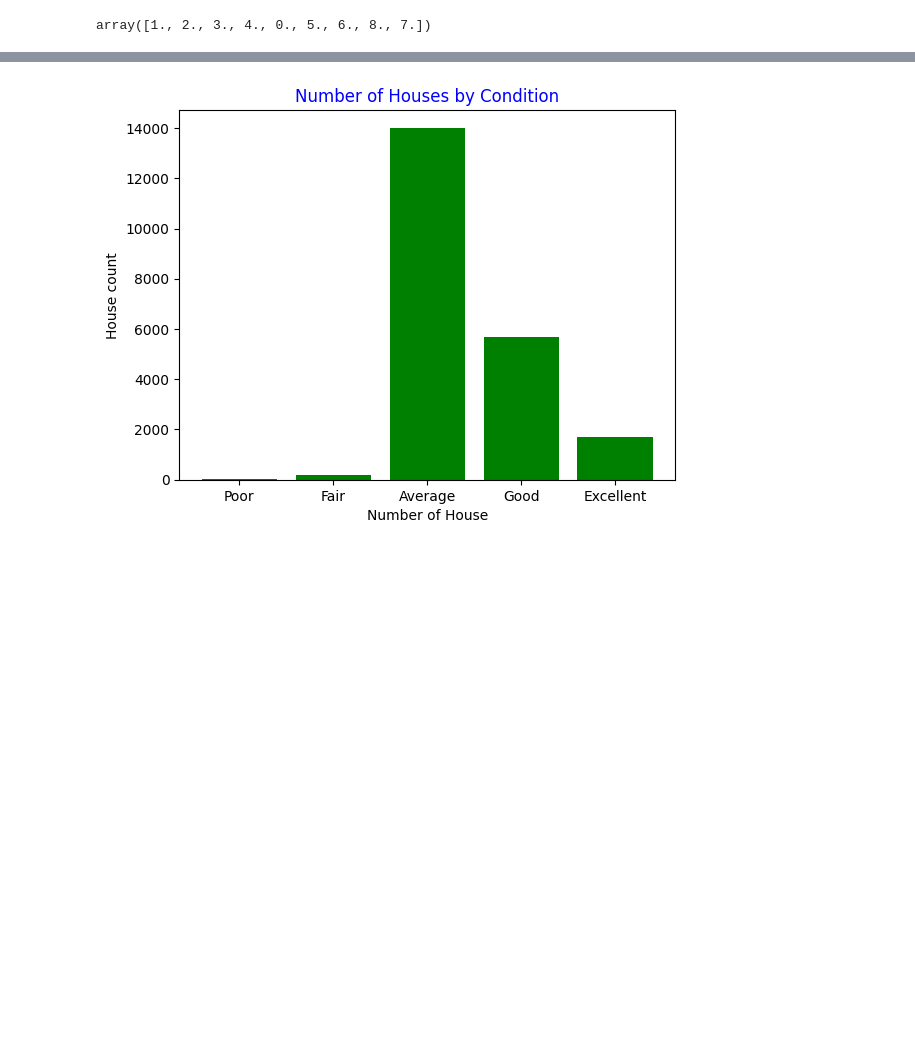
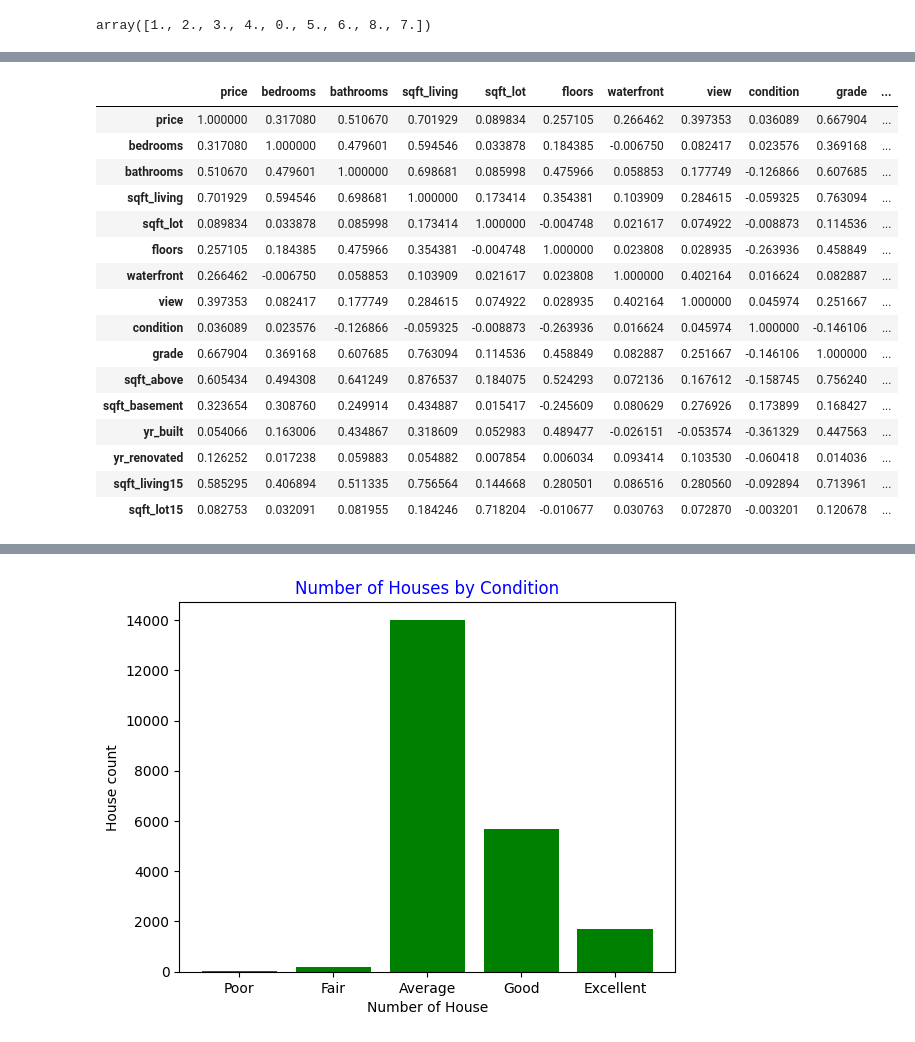
Before and after one commit to kripank-ms/house_prediction-, a Jupyter notebook: work.ipynb, the cells around one changed output, grey strips where cells are left out. Drawn from its saved outputs; the diff is of its cells as text; code cells hidden in the pictures; blank space fills up the shorter version.

```diff
--- a/work.ipynb
+++ b/work.ipynb
@@ -208,5 +207,25 @@ df
 # %%
 corr = df.corr()
+# %%
+corr
+# %% [output]
+|  | price | bedrooms | bathrooms | sqft_living | sqft_lot | floors | waterfront | view | condition | grade | ... |
+| price | 1.000000 | 0.317080 | 0.510670 | 0.701929 | 0.089834 | 0.257105 | 0.266462 | 0.397353 | 0.036089 | 0.667904 | ... |
+| bedrooms | 0.317080 | 1.000000 | 0.479601 | 0.594546 | 0.033878 | 0.184385 | -0.006750 | 0.082417 | 0.023576 | 0.369168 | ... |
+| bathrooms | 0.510670 | 0.479601 | 1.000000 | 0.698681 | 0.085998 | 0.475966 | 0.058853 | 0.177749 | -0.126866 | 0.607685 | ... |
+| sqft_living | 0.701929 | 0.594546 | 0.698681 | 1.000000 | 0.173414 | 0.354381 | 0.103909 | 0.284615 | -0.059325 | 0.763094 | ... |
+| sqft_lot | 0.089834 | 0.033878 | 0.085998 | 0.173414 | 1.000000 | -0.004748 | 0.021617 | 0.074922 | -0.008873 | 0.114536 | ... |
+| floors | 0.257105 | 0.184385 | 0.475966 | 0.354381 | -0.004748 | 1.000000 | 0.023808 | 0.028935 | -0.263936 | 0.458849 | ... |
+| waterfront | 0.266462 | -0.006750 | 0.058853 | 0.103909 | 0.021617 | 0.023808 | 1.000000 | 0.402164 | 0.016624 | 0.082887 | ... |
+| view | 0.397353 | 0.082417 | 0.177749 | 0.284615 | 0.074922 | 0.028935 | 0.402164 | 1.000000 | 0.045974 | 0.251667 | ... |
+| condition | 0.036089 | 0.023576 | -0.126866 | -0.059325 | -0.008873 | -0.263936 | 0.016624 | 0.045974 | 1.000000 | -0.146106 | ... |
+| grade | 0.667904 | 0.369168 | 0.607685 | 0.763094 | 0.114536 | 0.458849 | 0.082887 | 0.251667 | -0.146106 | 1.000000 | ... |
+| sqft_above | 0.605434 | 0.494308 | 0.641249 | 0.876537 | 0.184075 | 0.524293 | 0.072136 | 0.167612 | -0.158745 | 0.756240 | ... |
+| sqft_basement | 0.323654 | 0.308760 | 0.249914 | 0.434887 | 0.015417 | -0.245609 | 0.080629 | 0.276926 | 0.173899 | 0.168427 | ... |
+| yr_built | 0.054066 | 0.163006 | 0.434867 | 0.318609 | 0.052983 | 0.489477 | -0.026151 | -0.053574 | -0.361329 | 0.447563 | ... |
+| yr_renovated | 0.126252 | 0.017238 | 0.059883 | 0.054882 | 0.007854 | 0.006034 | 0.093414 | 0.103530 | -0.060418 | 0.014036 | ... |
+| sqft_living15 | 0.585295 | 0.406894 | 0.511335 | 0.756564 | 0.144668 | 0.280501 | 0.086516 | 0.280560 | -0.092894 | 0.713961 | ... |
+| sqft_lot15 | 0.082753 | 0.032091 | 0.081955 | 0.184246 | 0.718204 | -0.010677 | 0.030763 | 0.072870 | -0.003201 | 0.120678 | ... |
 # %%
 plt.figure(figsize=(25,10))
 sns.heatmap(corr,annot=True,fmt='.1f')
```
Also changed, not shown: parts of 28 cells of this notebook, 3 other files.
